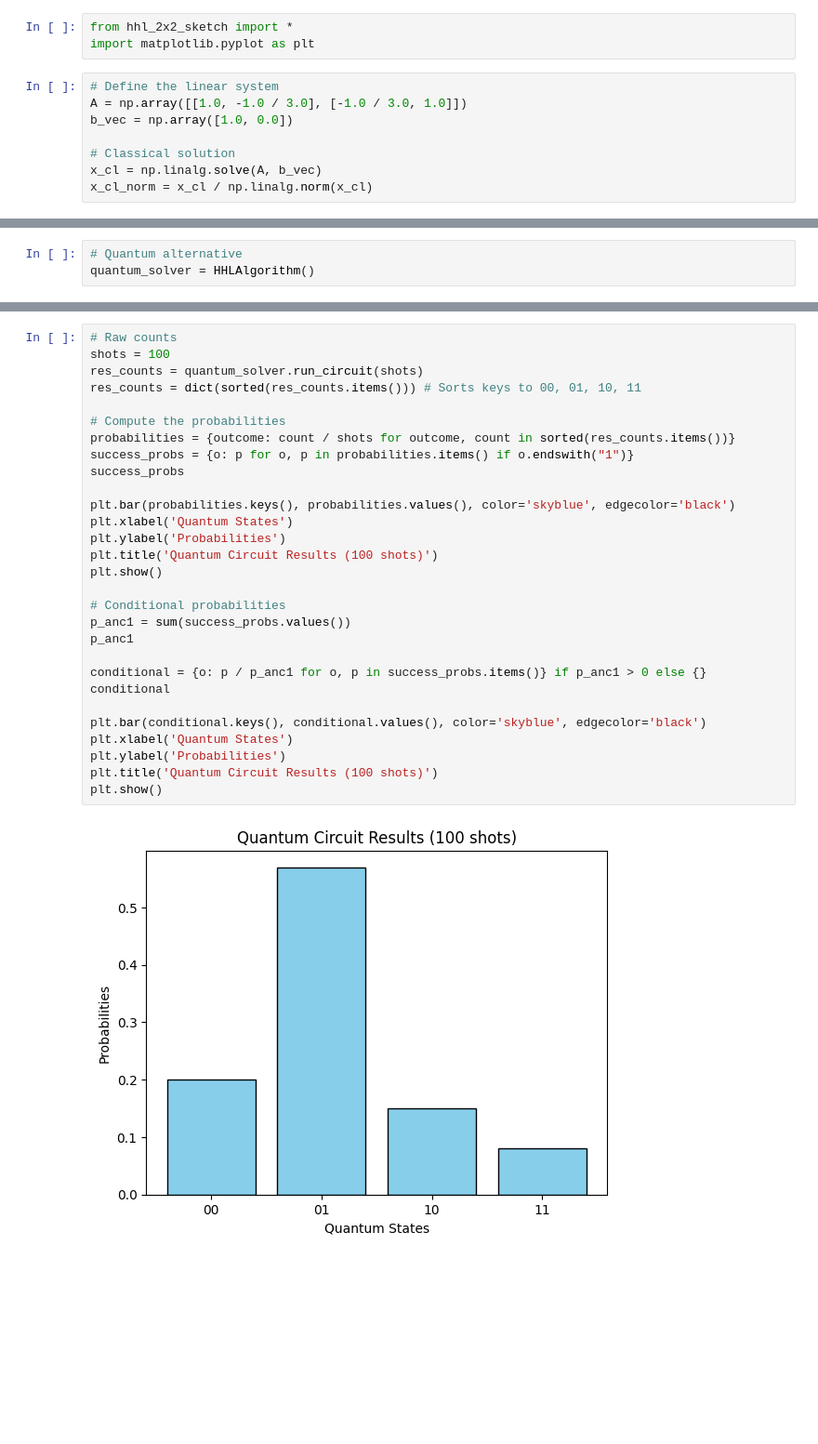
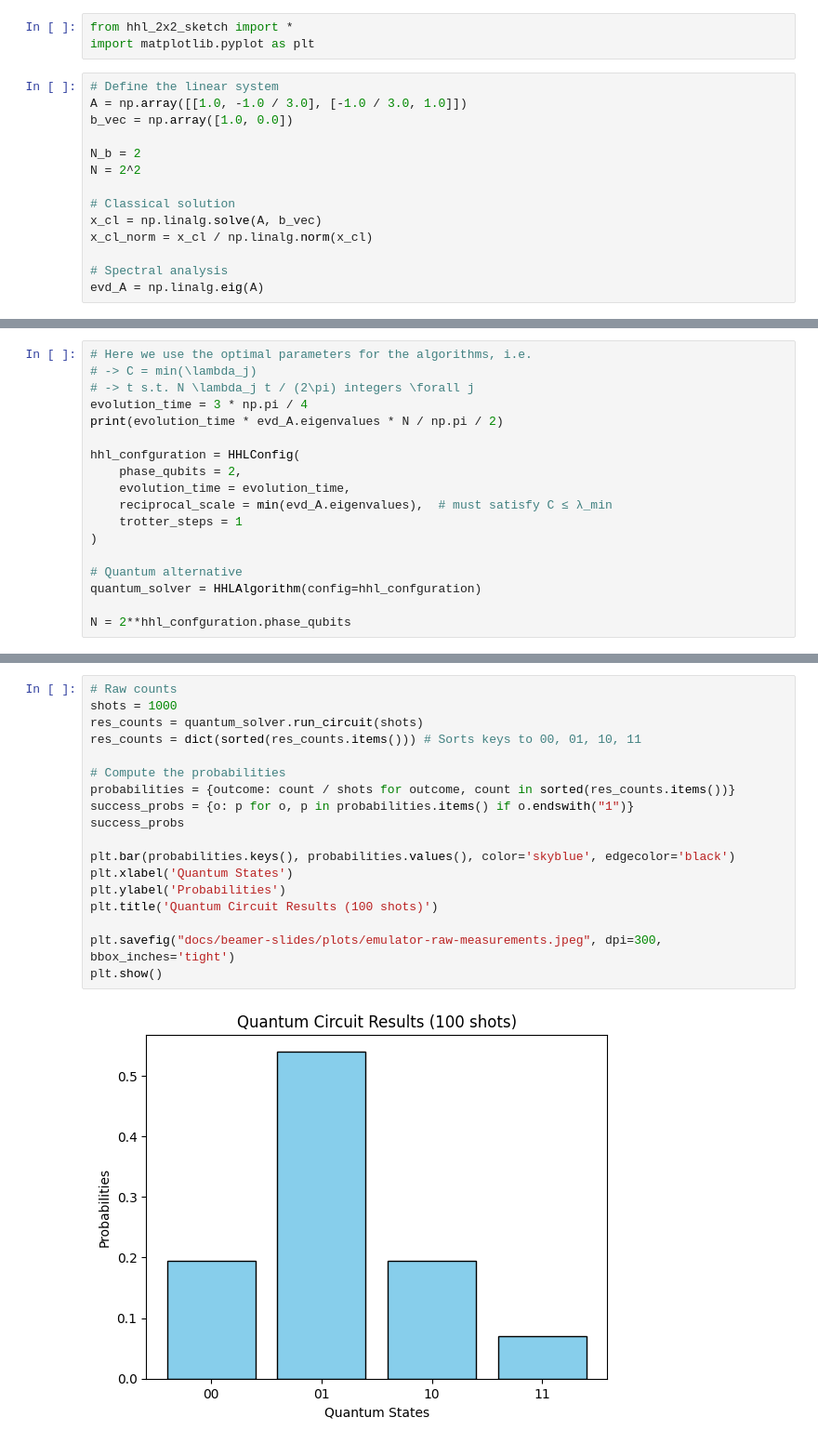
Before and after one commit to marcogalliani/hhl, a Jupyter notebook: hhl_example.ipynb, the cells around one changed output, grey strips where cells are left out. Shown at 93% size. Cells and saved outputs as stored; diff of their text form; blank space fills up the shorter version.

Commit message:
Update slides and simulations.

```diff
--- a/hhl_example.ipynb
+++ b/hhl_example.ipynb
@@ -8,6 +8,12 @@ import matplotlib.pyplot as plt
 A = np.array([[1.0, -1.0 / 3.0], [-1.0 / 3.0, 1.0]])
 b_vec = np.array([1.0, 0.0])
 
+N_b = 2
+N = 2^2
+
 # Classical solution
 x_cl = np.linalg.solve(A, b_vec)
 x_cl_norm = x_cl / np.linalg.norm(x_cl)
+
+# Spectral analysis
+evd_A = np.linalg.eig(A)
@@ -14,3 +26,18 @@ x_cl_norm = x_cl / np.linalg.norm(x_cl)
 # %%
+# Here we use the optimal parameters for the algorithms, i.e.
+# -> C = min(\lambda_j)
+# -> t s.t. N \lambda_j t / (2\pi) integers \forall j
+evolution_time = 3 * np.pi / 4
+print(evolution_time * evd_A.eigenvalues * N / np.pi / 2)
+
+hhl_confguration = HHLConfig(
+    phase_qubits = 2,
+    evolution_time = evolution_time,
+    reciprocal_scale = min(evd_A.eigenvalues),  # must satisfy C ≤ λ_min
+    trotter_steps = 1
+)
+
 # Quantum alternative
-quantum_solver = HHLAlgorithm()
+quantum_solver = HHLAlgorithm(config=hhl_confguration)
+
+N = 2**hhl_confguration.phase_qubits
@@ -23,31 +55,20 @@ quantum_solver.build_circuit(A, b_vec).draw(
 # %%
 # Raw counts
-shots = 100
+shots = 1000
 res_counts = quantum_solver.run_circuit(shots)
 res_counts = dict(sorted(res_counts.items())) # Sorts keys to 00, 01, 10, 11
 
 # Compute the probabilities
 probabilities = {outcome: count / shots for outcome, count in sorted(res_counts.items())}
 success_probs = {o: p for o, p in probabilities.items() if o.endswith("1")}
 success_probs
 
 plt.bar(probabilities.keys(), probabilities.values(), color='skyblue', edgecolor='black')
 plt.xlabel('Quantum States')
 plt.ylabel('Probabilities')
 plt.title('Quantum Circuit Results (100 shots)')
+
+plt.savefig("docs/beamer-slides/plots/emulator-raw-measurements.jpeg", dpi=300, bbox_inches='tight')
 plt.show()
-
-# Conditional probabilities
-p_anc1 = sum(success_probs.values())
-p_anc1
-
-conditional = {o: p / p_anc1 for o, p in success_probs.items()} if p_anc1 > 0 else {}
-conditional
-
-plt.bar(conditional.keys(), conditional.values(), color='skyblue', edgecolor='black')
-plt.xlabel('Quantum States')
-plt.ylabel('Probabilities')
-plt.title('Quantum Circuit Results (100 shots)')
-plt.show()
 # %% [output]
-[figure, old version]
+[figure, new version]
```
Also changed, not shown: parts of 15 cells of this notebook, 28 other files.
